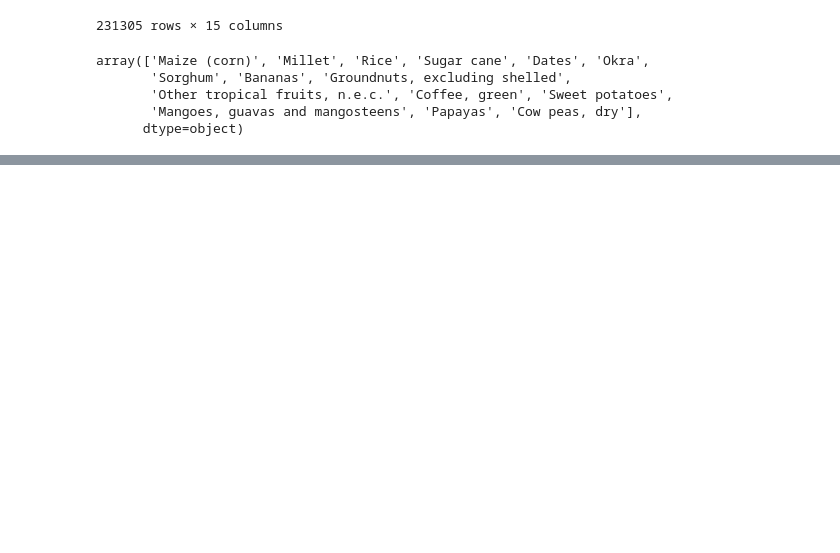
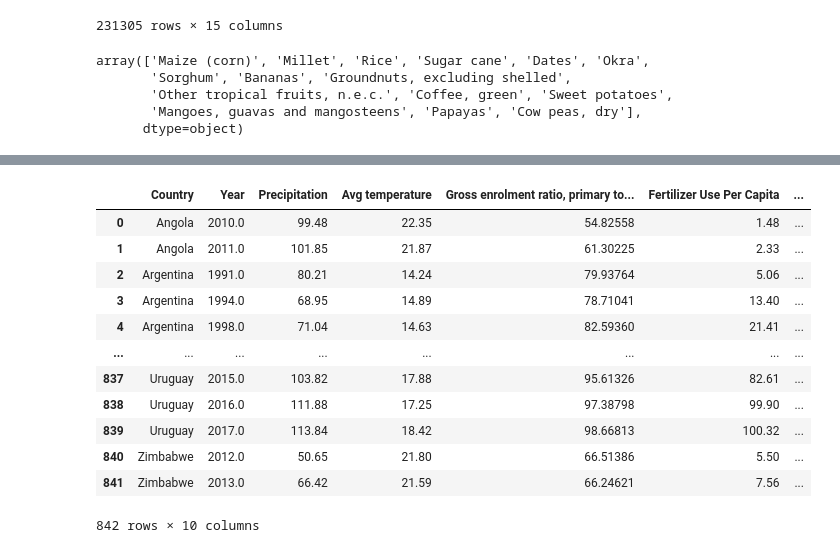
Before and after one commit to saumyasucharita/Agriculture-Data-Analysis, a Jupyter notebook: Exploratory Agriculture Data Analysis-FAOSTAT.ipynb, the cells around one changed output, grey strips where cells are left out. Drawn from its saved outputs; the diff is of its cells as text; code cells hidden in the pictures; blank space fills up the shorter version.

```diff
--- a/Exploratory Agriculture Data Analysis-FAOSTAT.ipynb
+++ b/Exploratory Agriculture Data Analysis-FAOSTAT.ipynb
@@ -1330,0 +1388,18 @@ Let's build a regression model to predict sugar cane production with our master
+# %%
+#Filter relevant columns
+sugarcane_agri_data = sugarcane_agri_data[['Country', 'Year', 'Precipitation', 'Avg temperature', 'Gross enrolment ratio, primary to tertiary, both sexes (%)', 'Fertilizer Use Per Capita', 'Agriculture share of Government Expenditure', 'Water Use Efficiency', 'Sugarcane_Area', 'Sugarcane_Production']]
+sugarcane_agri_data
+# %% [output]
+|  | Country | Year | Precipitation | Avg temperature | Gross enrolment ratio, primary to... | Fertilizer Use Per Capita | ... |
+| 0 | Angola | 2010.0 | 99.48 | 22.35 | 54.82558 | 1.48 | ... |
+| 1 | Angola | 2011.0 | 101.85 | 21.87 | 61.30225 | 2.33 | ... |
+| 2 | Argentina | 1991.0 | 80.21 | 14.24 | 79.93764 | 5.06 | ... |
+| 3 | Argentina | 1994.0 | 68.95 | 14.89 | 78.71041 | 13.40 | ... |
+| 4 | Argentina | 1998.0 | 71.04 | 14.63 | 82.59360 | 21.41 | ... |
+| ... | ... | ... | ... | ... | ... | ... | ... |
+| 837 | Uruguay | 2015.0 | 103.82 | 17.88 | 95.61326 | 82.61 | ... |
+| 838 | Uruguay | 2016.0 | 111.88 | 17.25 | 97.38798 | 99.90 | ... |
+| 839 | Uruguay | 2017.0 | 113.84 | 18.42 | 98.66813 | 100.32 | ... |
+| 840 | Zimbabwe | 2012.0 | 50.65 | 21.80 | 66.51386 | 5.50 | ... |
+| 841 | Zimbabwe | 2013.0 | 66.42 | 21.59 | 66.24621 | 7.56 | ... |
+842 rows × 10 columns
```
Also changed, not shown: parts of 19 cells of this notebook, 1 other file.
